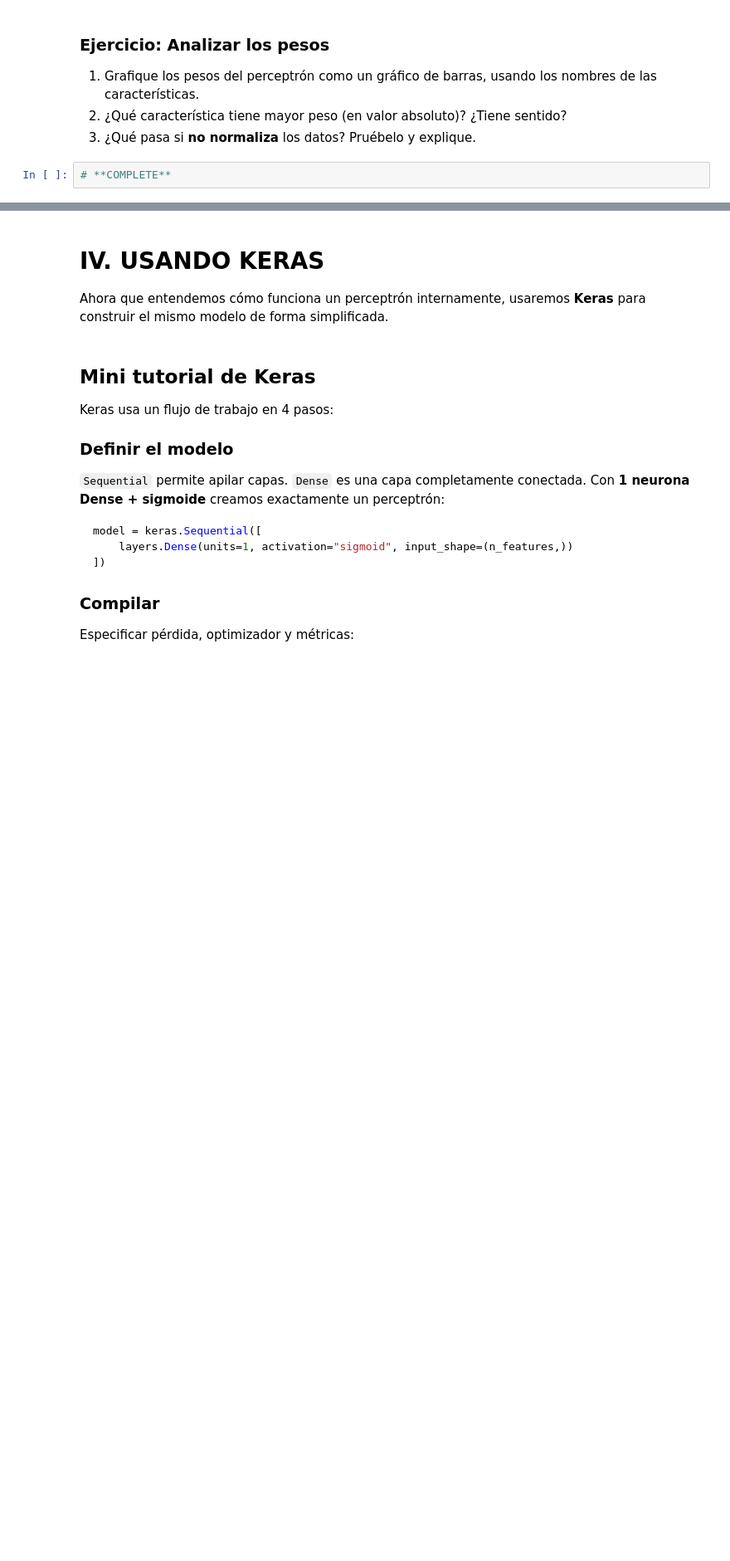
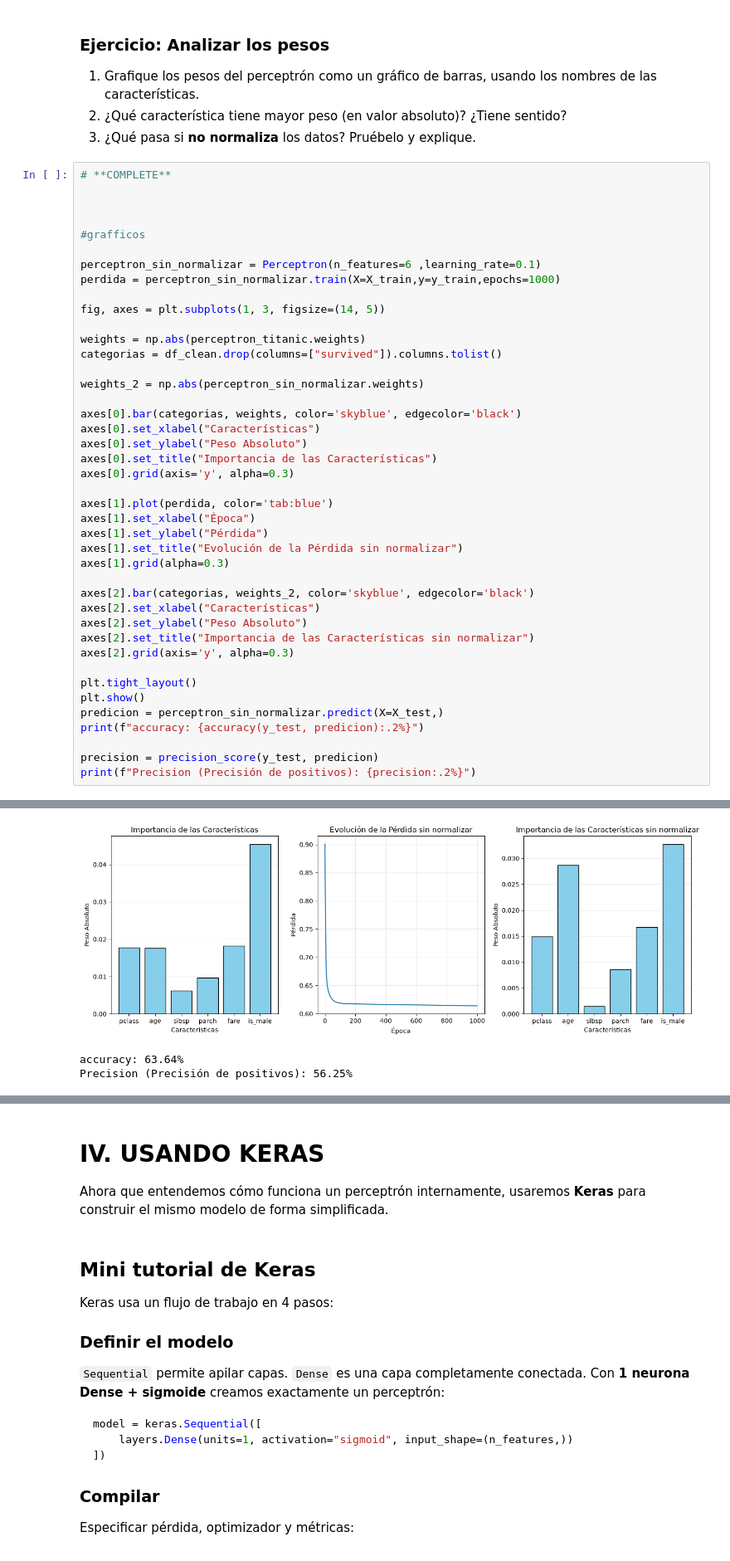
Before and after one commit to pedroay/laboratoriosIAIA, a Jupyter notebook: lab04/lab04.ipynb, the cells around one changed output, grey strips where cells are left out. Shown at 83% size. Drawn from its saved outputs; the diff is of its cells as text; blank space fills up the shorter version.

```diff
--- a/lab04/lab04.ipynb
+++ b/lab04/lab04.ipynb
@@ -937,3 +984,44 @@ Distribución: 40.62% sobrevivieron
 3. ¿Qué pasa si **no normaliza** los datos? Pruébelo y explique.
 # %%
 # **COMPLETE**
+
+
+
+#grafficos
+
+perceptron_sin_normalizar = Perceptron(n_features=6 ,learning_rate=0.1)
+perdida = perceptron_sin_normalizar.train(X=X_train,y=y_train,epochs=1000)
+
+fig, axes = plt.subplots(1, 3, figsize=(14, 5))
+
+weights = np.abs(perceptron_titanic.weights)
+categorias = df_clean.drop(columns=["survived"]).columns.tolist()
+
+weights_2 = np.abs(perceptron_sin_normalizar.weights)
+
+axes[0].bar(categorias, weights, color='skyblue', edgecolor='black')
+axes[0].set_xlabel("Características")
+axes[0].set_ylabel("Peso Absoluto")
+axes[0].set_title("Importancia de las Características")
+axes[0].grid(axis='y', alpha=0.3)
+
+axes[1].plot(perdida, color='tab:blue')
+axes[1].set_xlabel("Época")
+axes[1].set_ylabel("Pérdida")
+axes[1].set_title("Evolución de la Pérdida sin normalizar")
+axes[1].grid(alpha=0.3)
+
+axes[2].bar(categorias, weights_2, color='skyblue', edgecolor='black')
+axes[2].set_xlabel("Características")
+axes[2].set_ylabel("Peso Absoluto")
+axes[2].set_title("Importancia de las Características sin normalizar")
+axes[2].grid(axis='y', alpha=0.3)
+
+plt.tight_layout()
+plt.show()
+predicion = perceptron_sin_normalizar.predict(X=X_test,)
+print(f"accuracy: {accuracy(y_test, predicion):.2%}")
+
+precision = precision_score(y_test, predicion)
+print(f"Precision (Precisión de positivos): {precision:.2%}")
+# %% [output]
@@ -939,0 +1039,3 @@ Distribución: 40.62% sobrevivieron
+[figure, added]
+accuracy: 63.64%
+Precision (Precisión de positivos): 56.25%
```
Also changed, not shown: parts of 26 cells of this notebook, 3 other files.
